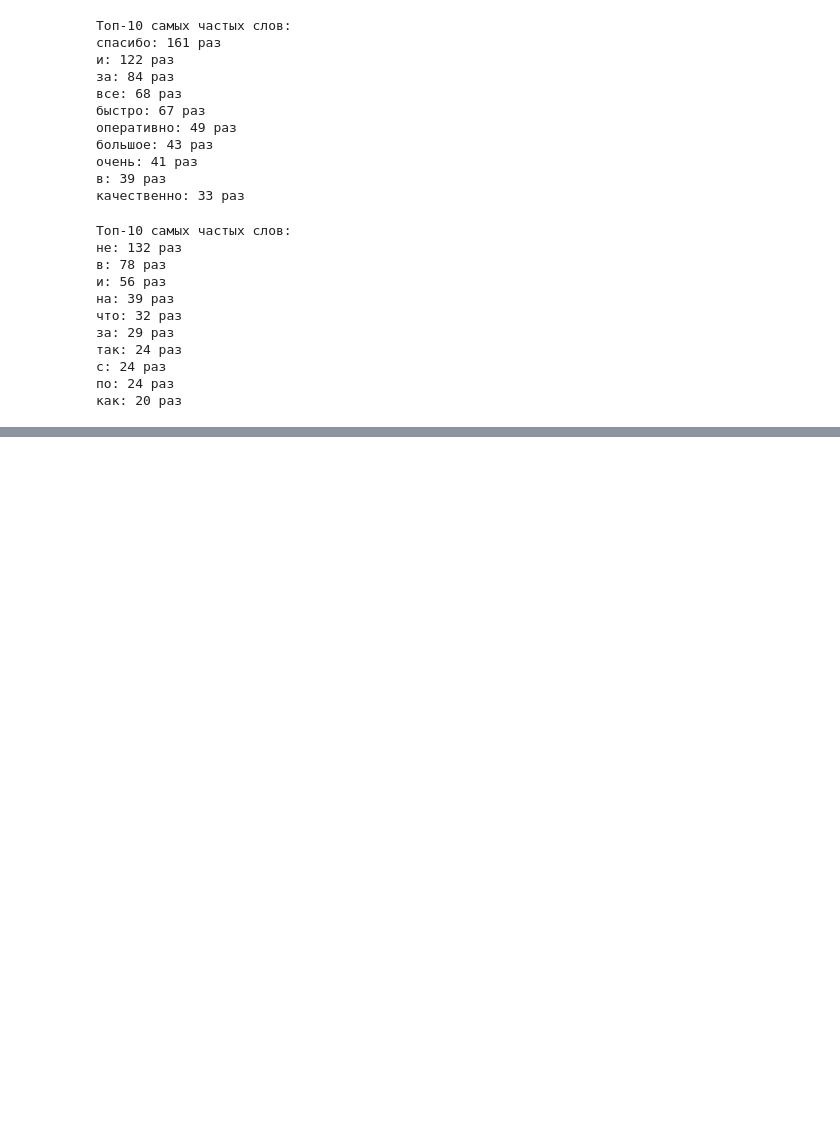
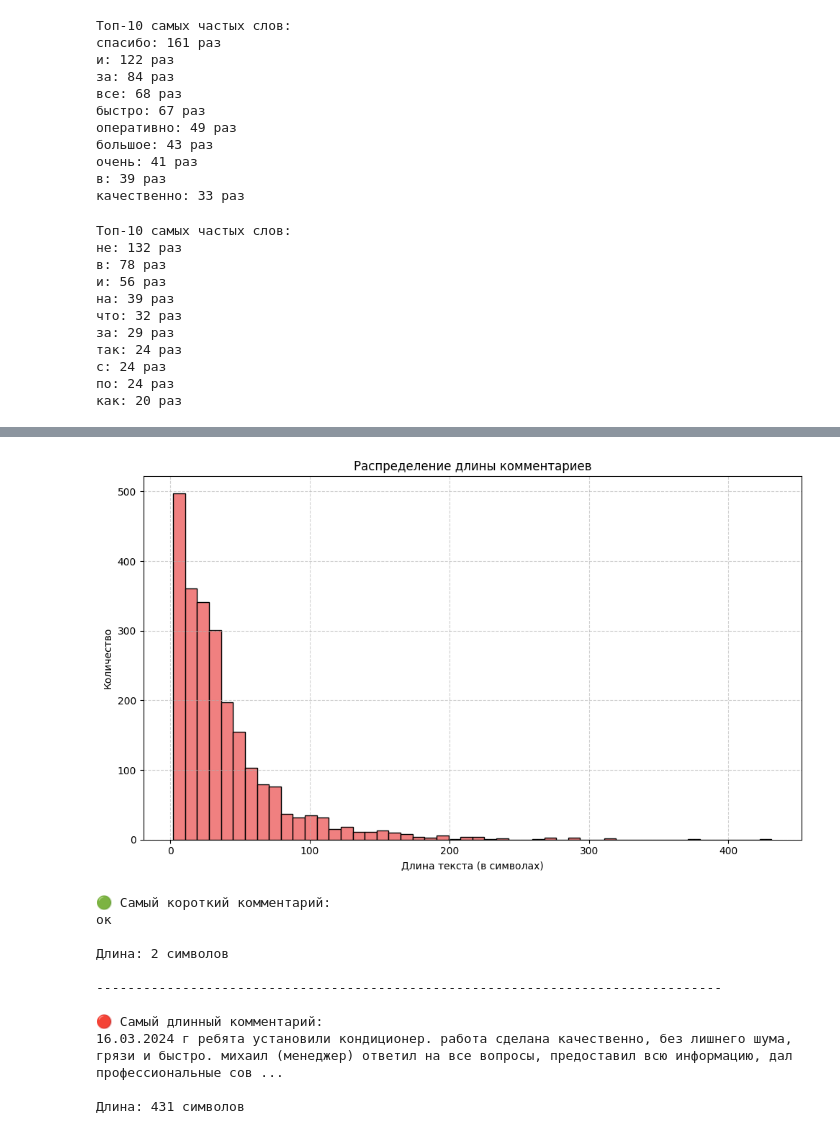
Before and after one commit to Timofey03/intensive_4, a Jupyter notebook: razmetka.ipynb, the cells around one changed output, grey strips where cells are left out. Drawn from its saved outputs; the diff is of its cells as text; code cells hidden in the pictures; blank space fills up the shorter version.

```diff
--- a/razmetka.ipynb
+++ b/razmetka.ipynb
@@ -441,0 +520,42 @@ for word, count in top_words:
+# %%
+# Добавим колонку с длиной текста
+df_train["text_length"] = df_train["comment"].astype(str).apply(len)
+
+# Гистограмма длины
+plt.figure(figsize=(10, 6))
+plt.hist(df_train["text_length"], bins=50, color="lightcoral", edgecolor="black")
+plt.title("Распределение длины комментариев")
+plt.xlabel("Длина текста (в символах)")
+plt.ylabel("Количество")
+plt.grid(True, linestyle='--', alpha=0.6)
+plt.tight_layout()
+plt.show()
+
+# Находим индекс самого короткого и самого длинного комментария
+min_len_idx = df_train["text_length"].idxmin()
+max_len_idx = df_train["text_length"].idxmax()
+
+# Самый короткий комментарий
+print("🟢 Самый короткий комментарий:")
+print(df_train.loc[min_len_idx, "comment"])
+print(f"\nДлина: {df_train.loc[min_len_idx, 'text_length']} символов")
+
+print("\n" + "-"*80 + "\n")
+
+# Самый длинный комментарий
+print("🔴 Самый длинный комментарий:")
+print(df_train.loc[max_len_idx, "comment"])
+print(f"\nДлина: {df_train.loc[max_len_idx, 'text_length']} символов")
+# %% [output]
+[figure, added]
+🟢 Самый короткий комментарий:
+ок
+
+Длина: 2 символов
+
+--------------------------------------------------------------------------------
+
+🔴 Самый длинный комментарий:
+16.03.2024 г ребята установили кондиционер. работа сделана качественно, без лишнего шума, грязи и быстро. михаил (менеджер) ответил на все вопросы, предоставил всю информацию, дал профессиональные сов ...
+
+Длина: 431 символов
```
Also changed, not shown: parts of 27 cells of this notebook, 1 other file.
